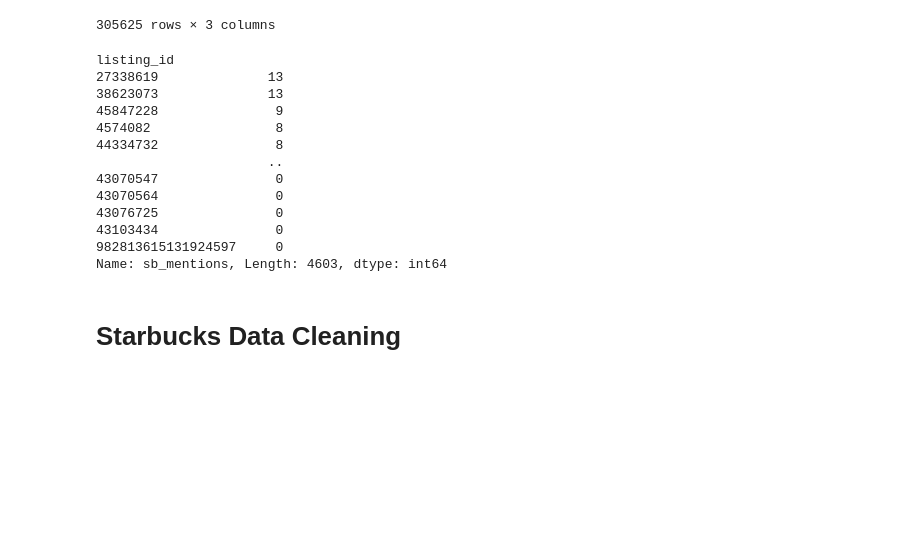
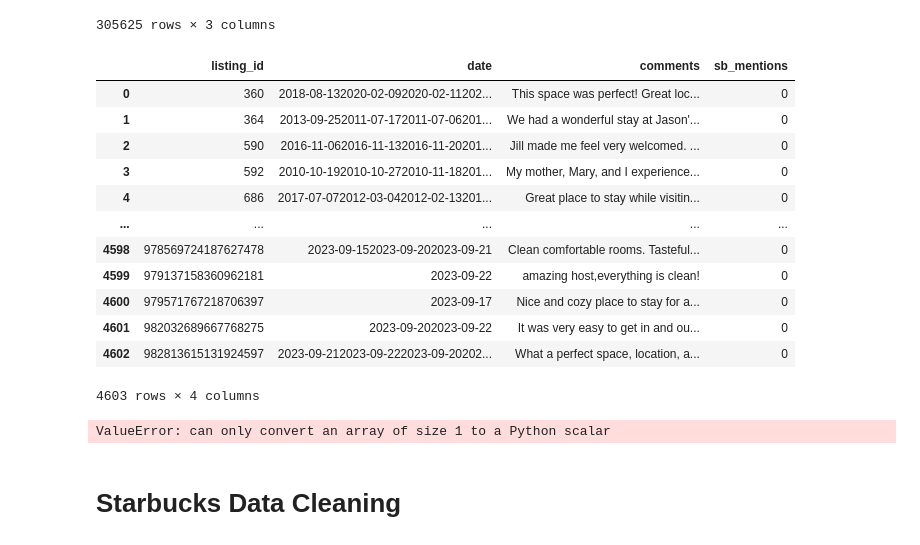
Before and after one commit to mdipinto1/m.c-squared, a Jupyter notebook: data_cleaning_notebook_md.ipynb, the cells around one changed output. Saved outputs shown, nothing was run; the diff lists cells and outputs as text; code cells hidden in the pictures; blank space fills up the shorter version.

Commit message:
finished cleaning data

```diff
--- a/data_cleaning_notebook_md.ipynb
+++ b/data_cleaning_notebook_md.ipynb
@@ -182,23 +182,28 @@ def count_mentions(string):
 
 reviews_df['sb_mentions'] = reviews_df['comments'].apply(count_mentions)
 # %%
-aggregate_reviews = reviews_df.groupby('listing_id').sum()
+aggregate_reviews = reviews_df.groupby('listing_id').sum().reset_index()
+aggregate_reviews
+# %% [output]
+|  | listing_id | date | comments | sb_mentions |
+| 0 | 360 | 2018-08-132020-02-092020-02-11202... | This space was perfect! Great loc... | 0 |
+| 1 | 364 | 2013-09-252011-07-172011-07-06201... | We had a wonderful stay at Jason'... | 0 |
+| 2 | 590 | 2016-11-062016-11-132016-11-20201... | Jill made me feel very welcomed. ... | 0 |
+| 3 | 592 | 2010-10-192010-10-272010-11-18201... | My mother, Mary, and I experience... | 0 |
+| 4 | 686 | 2017-07-072012-03-042012-02-13201... | Great place to stay while visitin... | 0 |
+| ... | ... | ... | ... | ... |
+| 4598 | 978569724187627478 | 2023-09-152023-09-202023-09-21 | Clean comfortable rooms. Tasteful... | 0 |
+| 4599 | 979137158360962181 | 2023-09-22 | amazing host,everything is clean! | 0 |
+| 4600 | 979571767218706397 | 2023-09-17 | Nice and cozy place to stay for a... | 0 |
+| 4601 | 982032689667768275 | 2023-09-202023-09-22 | It was very easy to get in and ou... | 0 |
+| 4602 | 982813615131924597 | 2023-09-212023-09-222023-09-20202... | What a perfect space, location, a... | 0 |
+4603 rows × 4 columns
 # %%
 aggregate_reviews['sb_mentions'].sort_values(ascending=False)
+
+aggregate_reviews.loc[aggregate_reviews['listing_id']==7,'sb_mentions'].item()
 # %% [output]
-listing_id
-27338619              13
-38623073              13
-45847228               9
-4574082                8
-44334732               8
-                      ..
-43070547               0
-43070564               0
-43076725               0
-43103434               0
-982813615131924597     0
-Name: sb_mentions, Length: 4603, dtype: int64
+ValueError: can only convert an array of size 1 to a Python scalar
 # %% [markdown]
 # Starbucks Data Cleaning
 # %%
```
Also changed, not shown: parts of 5 cells of this notebook.
